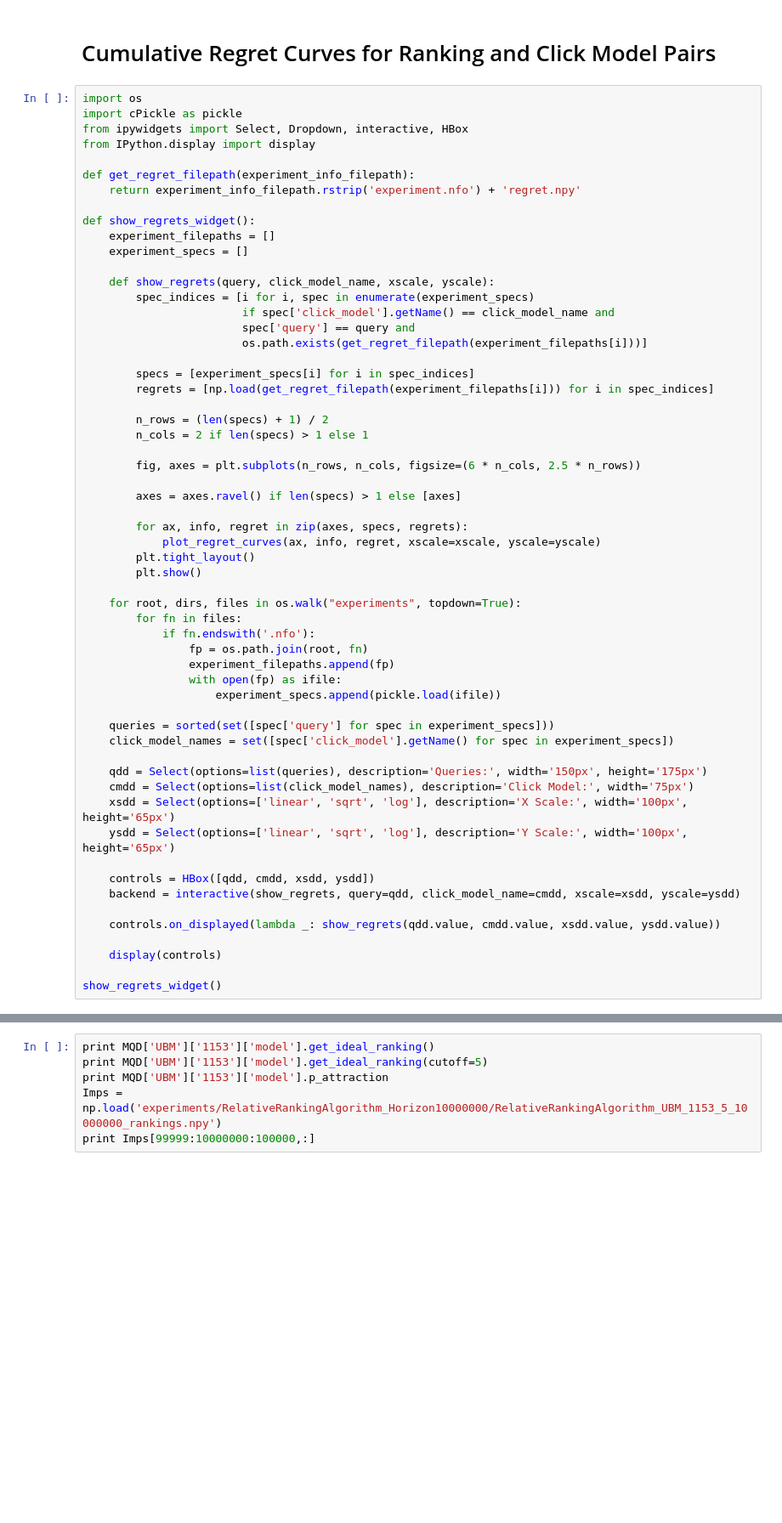
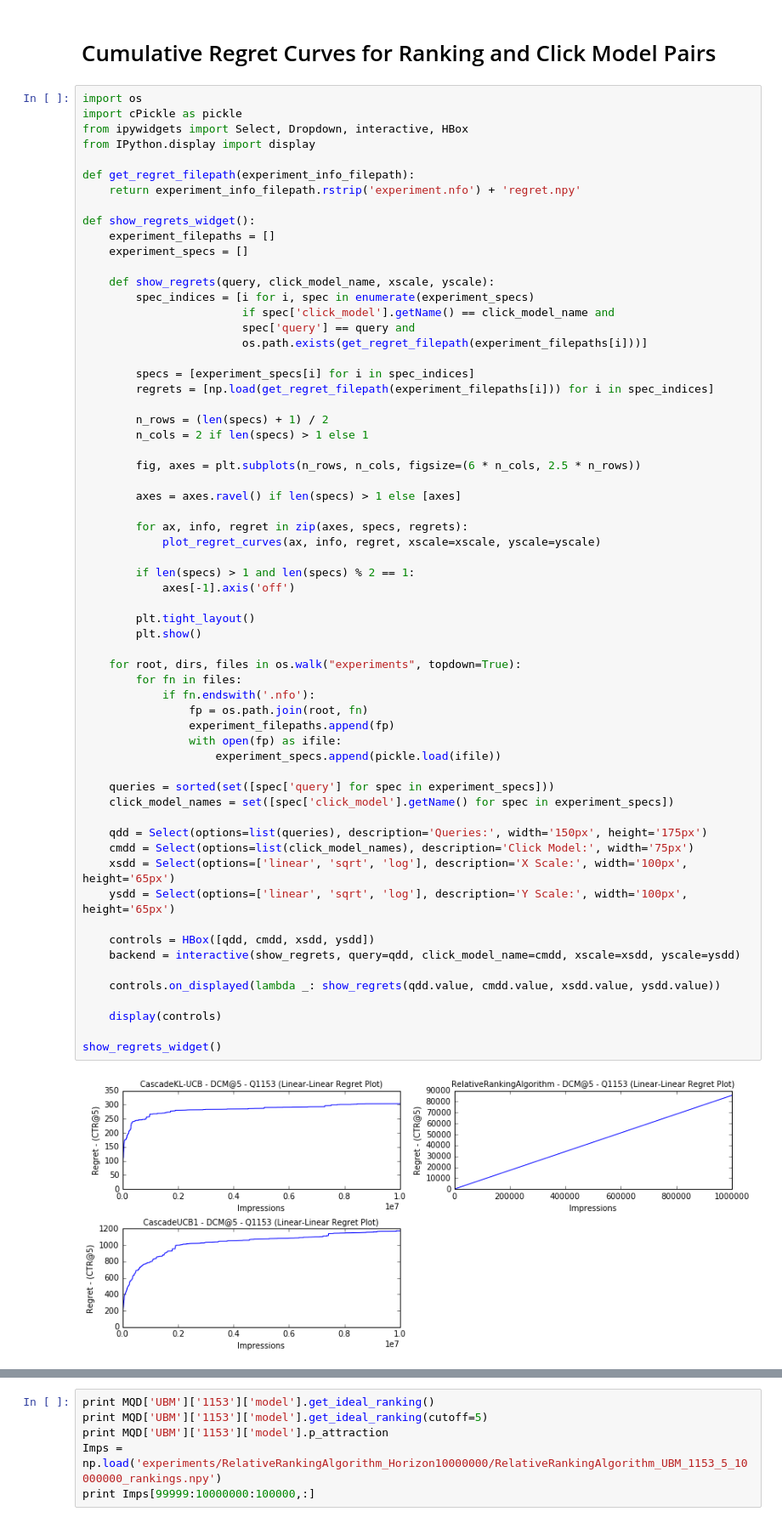
Before and after one commit to changlicn/PyClickLambdas, a Jupyter notebook: scripts/RankingBanditRegretVisualization.ipynb, the cells around one changed output, grey strips where cells are left out. Shown at 85% size. Saved outputs shown, nothing was run; the diff lists cells and outputs as text; blank space fills up the shorter version.

```diff
--- a/scripts/RankingBanditRegretVisualization.ipynb
+++ b/scripts/RankingBanditRegretVisualization.ipynb
@@ -197,30 +203,36 @@ def show_regrets_widget():
 
         for ax, info, regret in zip(axes, specs, regrets):
             plot_regret_curves(ax, info, regret, xscale=xscale, yscale=yscale)
+
+        if len(specs) > 1 and len(specs) % 2 == 1:
+            axes[-1].axis('off')
+
         plt.tight_layout()
         plt.show()
 
     for root, dirs, files in os.walk("experiments", topdown=True):
         for fn in files:
             if fn.endswith('.nfo'):
                 fp = os.path.join(root, fn)
                 experiment_filepaths.append(fp)
                 with open(fp) as ifile:
                     experiment_specs.append(pickle.load(ifile))
 
     queries = sorted(set([spec['query'] for spec in experiment_specs]))
     click_model_names = set([spec['click_model'].getName() for spec in experiment_specs])
 
     qdd = Select(options=list(queries), description='Queries:', width='150px', height='175px')
     cmdd = Select(options=list(click_model_names), description='Click Model:', width='75px')
     xsdd = Select(options=['linear', 'sqrt', 'log'], description='X Scale:', width='100px', height='65px')
     ysdd = Select(options=['linear', 'sqrt', 'log'], description='Y Scale:', width='100px', height='65px')
 
     controls = HBox([qdd, cmdd, xsdd, ysdd])
     backend = interactive(show_regrets, query=qdd, click_model_name=cmdd, xscale=xsdd, yscale=ysdd)
 
     controls.on_displayed(lambda _: show_regrets(qdd.value, cmdd.value, xsdd.value, ysdd.value))
 
     display(controls)
 
 show_regrets_widget()
+# %% [output]
+[figure, added]
```
Also changed, not shown: parts of 3 cells of this notebook.
